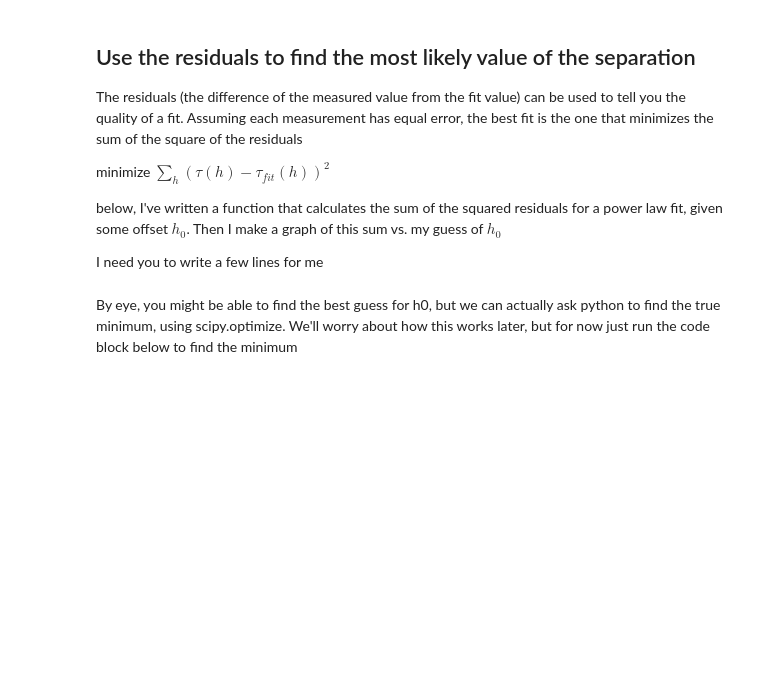
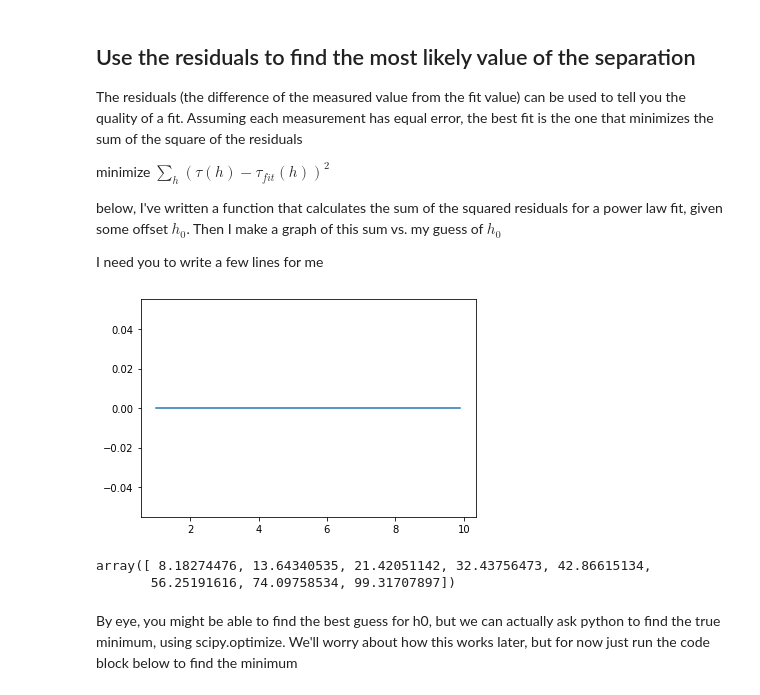
Before and after one commit to NYUExperimentalPhysics1-2021/labanalysis2-Theoa1, a Jupyter notebook: Copy_of_LabAnalysis2.ipynb, the cells around one changed output. Saved outputs shown, nothing was run; the diff lists cells and outputs as text; code cells hidden in the pictures; blank space fills up the shorter version.

```diff
--- a/Copy_of_LabAnalysis2.ipynb
+++ b/Copy_of_LabAnalysis2.ipynb
@@ -458,16 +458,37 @@ I need you to write a few lines for me
 # %%
 def powerLawResidualSqSum(h, tau, h0):
   x = np.log(h + h0)
   y = np.log(tau)
   m,b,yfit = fitLine(x,y)
   tau_fit = np.exp(yfit)
-  return #CODE 22: sum of tau - tau_fit squared
+  return np.sum(sum(lg_tau) - sum(lg_tau**2))#CODE 22: sum of tau - tau_fit squared
+
+
+
+
+residsq = lg_h*0
+for i in range(len(lg_h)):
+  residsq[i] = i*0
+
+residsq = lg_tau*0
+for i in range(len(lg_tau)):
+  residsq[i] = i*0
 
 offset = np.arange(1,10,.1)
 residsq = offset*0
 for i in range(len(offset)):
-  residsq[i] = #CODE 23: use the function above to calculate the residual for lg_h, lg_tau and offset[i]
+  residsq[i] = i*0
+
+
+ #CODE 23: use the function above to calculate the residual for lg_h, lg_tau and offset[i]
 plt.plot(offset, residsq);
+# %% [output]
+[figure, added]
+# %%
+lg_tau
+# %% [output]
+array([ 8.18274476, 13.64340535, 21.42051142, 32.43756473, 42.86615134,
+       56.25191616, 74.09758534, 99.31707897])
 # %% [markdown]
 By eye, you might be able to find the best guess for h0, but we can actually ask python to find the true minimum, using scipy.optimize. We'll worry about how this works later, but for now just run the code block below to find the minimum
 # %%
```
Also changed, not shown: parts of 6 cells of this notebook.
